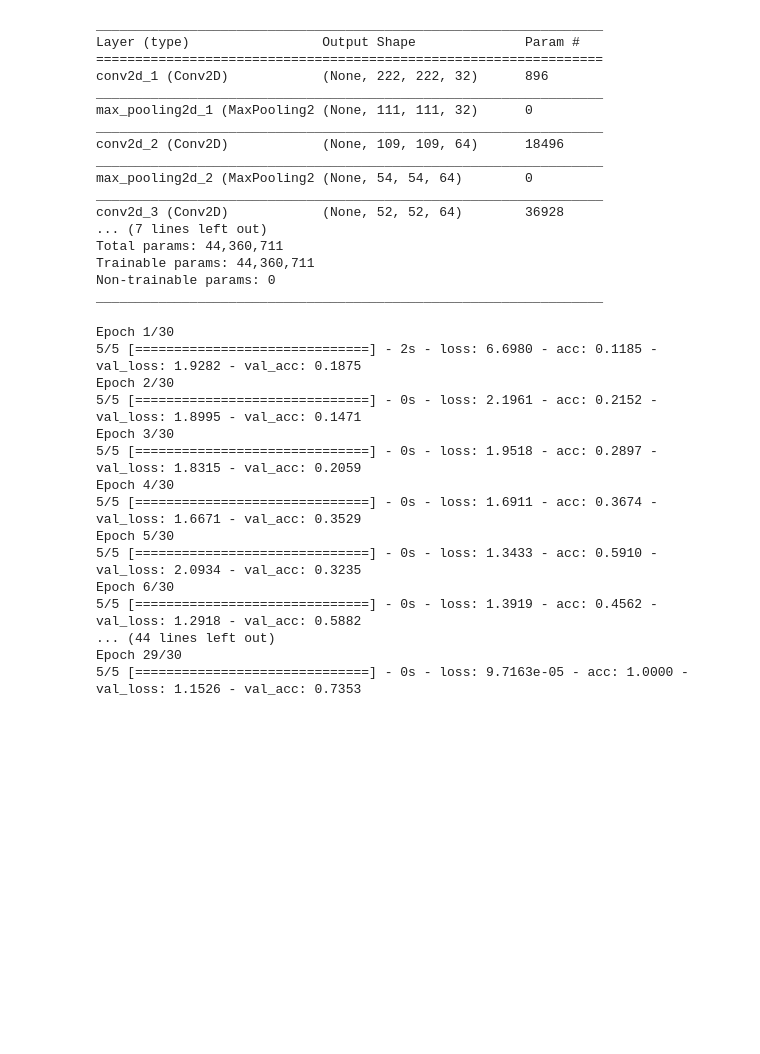
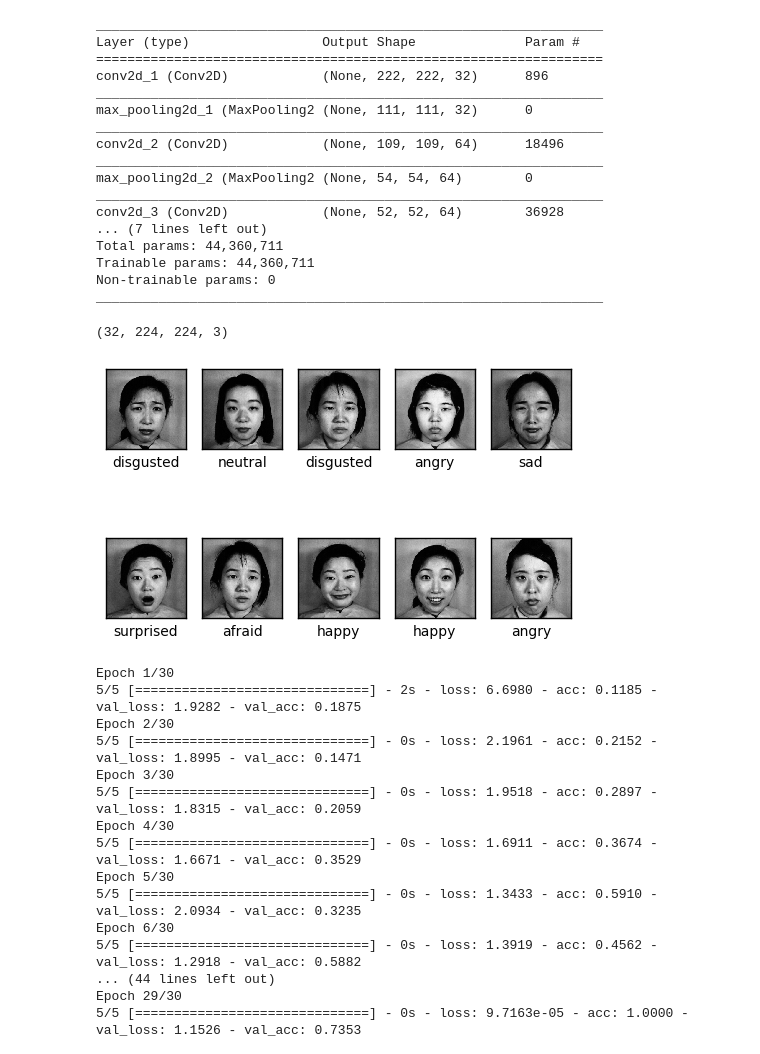
Before and after one commit to momor666/Emotion_detection, a Jupyter notebook: JAFFE/Emotion_detection.ipynb, the cells around one changed output. Cells and saved outputs as stored; diff of their text form; code cells hidden in the pictures; blank space fills up the shorter version.

Commit message:
sampled trined images shown
Signed-off-by: Bikash <bikash11roy@gmail.com>

```diff
--- a/JAFFE/Emotion_detection.ipynb
+++ b/JAFFE/Emotion_detection.ipynb
@@ -18,7 +20,7 @@ from keras import losses, optimizers, metrics
 # %%
 from keras.preprocessing.image import ImageDataGenerator
-train_dir = '/media/shuvendu/Projects/Datasets/jaffe/train'
-test_dir ='/media/shuvendu/Projects/Datasets/jaffe/test'
+train_dir = 'E:\\Datasets\\jaffe\\train'
+test_dir ='E:\\Datasets\\jaffe\\test'
 
 
 train_datagen = ImageDataGenerator(rescale=1./255)
@@ -70,6 +72,40 @@ Total params: 44,360,711
 Trainable params: 44,360,711
 Non-trainable params: 0
 _________________________________________________________________
+# %%
+import matplotlib.pyplot as plt
+import numpy as np
+
+for images, cls_true in train_generator:
+    print(images.shape)
+    break
+
+emotions = ['afraid', 'angry', 'disgusted', 'happy', 'neutral', 'sad', 'surprised']
+
+fig, axes = plt.subplots(2, 5)
+
+for i, ax in enumerate(axes.flat):
+        # Plot image.
+    ax.imshow(images[i], cmap='binary')
+
+    # Show true and predicted classes.
+
+    xlabel = emotions[np.argmax(cls_true[i])]
+
+
+    # Show the classes as the label on the x-axis.
+    ax.set_xlabel(xlabel)
+
+    # Remove ticks from the plot.
+    ax.set_xticks([])
+    ax.set_yticks([])
+
+# Ensure the plot is shown correctly with multiple plots
+# in a single Notebook cell.
+plt.show()
+# %% [output]
+(32, 224, 224, 3)
+[figure, added]
 # %%
 model.compile(optimizer=optimizers.RMSprop(),
               loss=losses.categorical_crossentropy,
```
Also changed, not shown: parts of 1 cell of this notebook, 1 other file.
